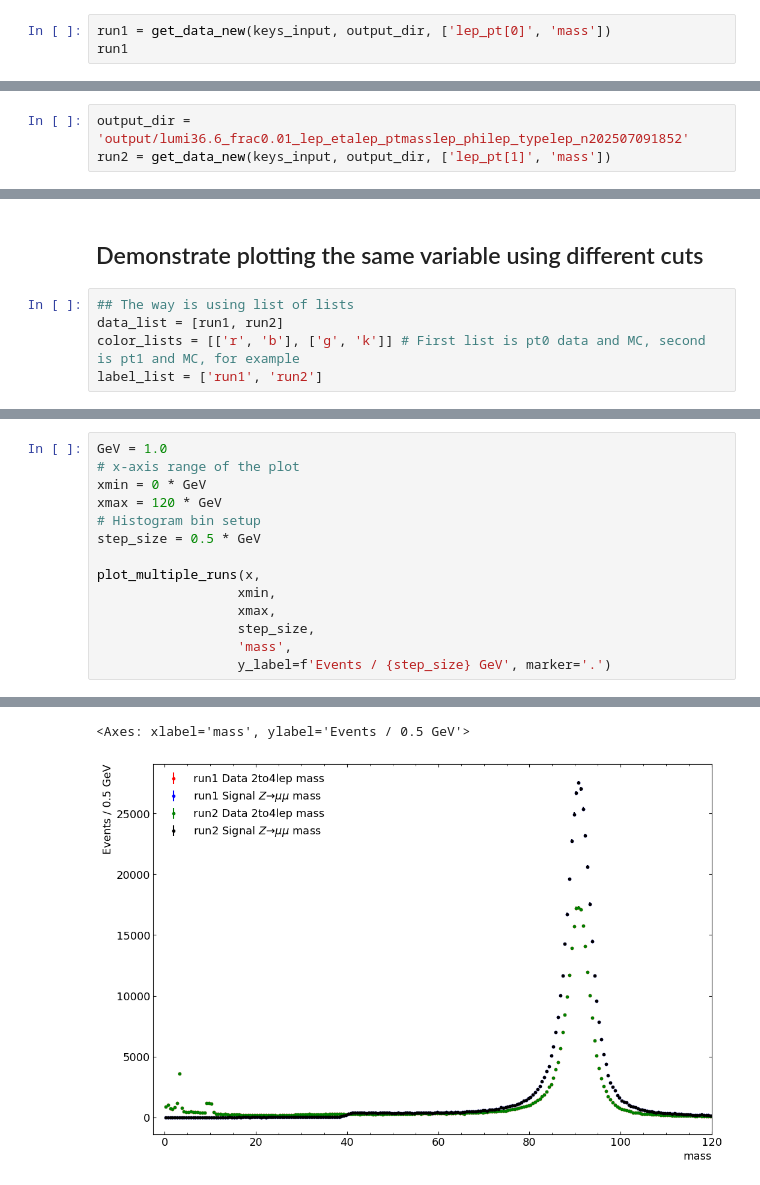
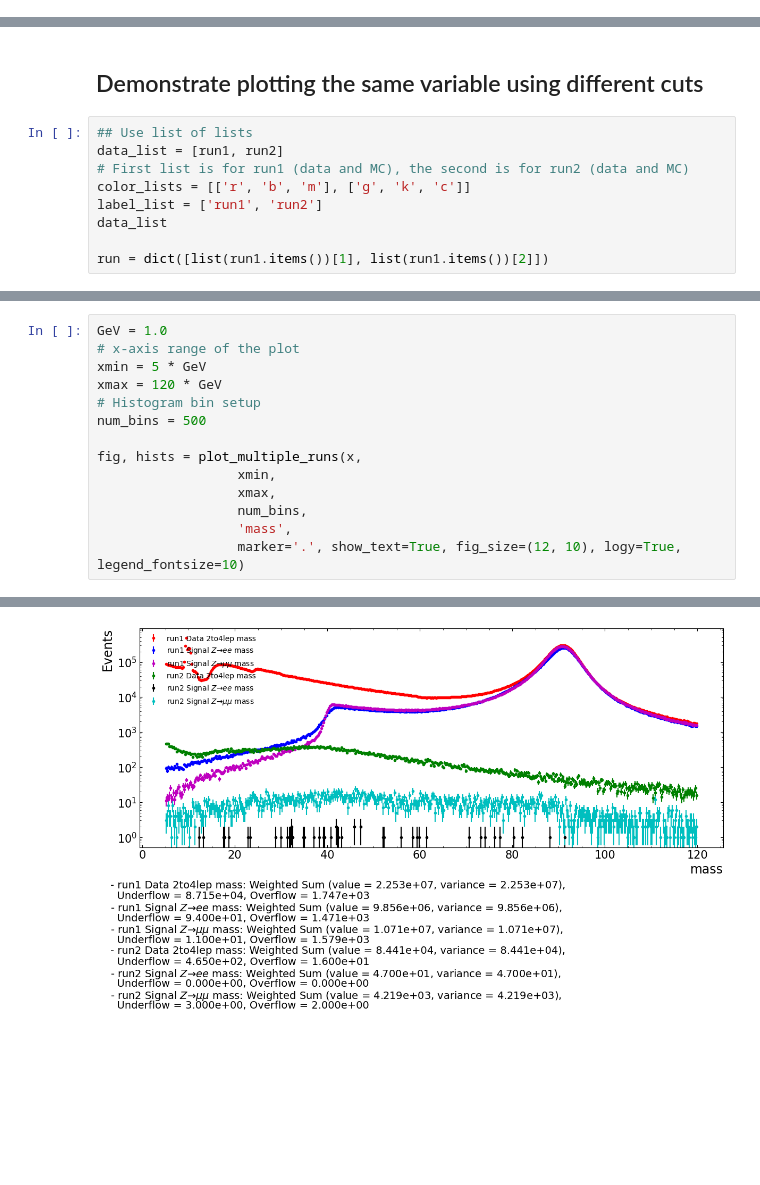
Before and after one commit to eudorayxy/intern-atlas-test, a Jupyter notebook: Yooooooooo/Pq-YouCanDoIt.ipynb, the cells around one changed output, grey strips where cells are left out. Saved outputs shown, nothing was run; the diff lists cells and outputs as text; blank space fills up the shorter version.

```diff
--- a/Yooooooooo/Pq-YouCanDoIt.ipynb
+++ b/Yooooooooo/Pq-YouCanDoIt.ipynb
@@ -198,3 +236,0 @@ output_dir = 'output/lumi36.6_frac0.01_lep_etalep_ptmasslep_philep_typelep_n2025
-# %%
-run1 = get_data_new(keys_input, output_dir, ['lep_pt[0]', 'mass'])
-run1
@@ -208,3 +236,0 @@ Elapsed time = 2.2s
-# %%
-output_dir = 'output/lumi36.6_frac0.01_lep_etalep_ptmasslep_philep_typelep_n202507091852'
-run2 = get_data_new(keys_input, output_dir, ['lep_pt[1]', 'mass'])
@@ -260,9 +777,13 @@ Elapsed time = 0.2s
 # %% [markdown]
 ## Demonstrate plotting the same variable using different cuts
 # %%
-## The way is using list of lists
+## Use list of lists
 data_list = [run1, run2]
-color_lists = [['r', 'b'], ['g', 'k']] # First list is pt0 data and MC, second is pt1 and MC, for example
+# First list is for run1 (data and MC), the second is for run2 (data and MC)
+color_lists = [['r', 'b', 'm'], ['g', 'k', 'c']]
 label_list = ['run1', 'run2']
+data_list
+
+run = dict([list(run1.items())[1], list(run1.items())[2]])
 # %%
 x = get_results_list(data_list, color_lists, label_list, 'mass')
@@ -269,15 +925,15 @@ x = get_results_list(data_list, color_lists, label_list, 'mass')
 # %%
 GeV = 1.0
 # x-axis range of the plot
-xmin = 0 * GeV
+xmin = 5 * GeV
 xmax = 120 * GeV
 # Histogram bin setup
-step_size = 0.5 * GeV
+num_bins = 500
 
-plot_multiple_runs(x,
+fig, hists = plot_multiple_runs(x,
                   xmin,
                   xmax,
-                  step_size,
+                  num_bins,
                   'mass',
-                  y_label=f'Events / {step_size} GeV', marker='.')
+                  marker='.', show_text=True, fig_size=(12, 10), logy=True, legend_fontsize=10)
 # %% [output]
@@ -285,2 +941 @@ Elapsed time = 0.2s
-<Axes: xlabel='mass', ylabel='Events / 0.5 GeV'>
-[figure, old version]
+[figure, new version]
```
Also changed, not shown: parts of 45 cells of this notebook, 4 other files.
